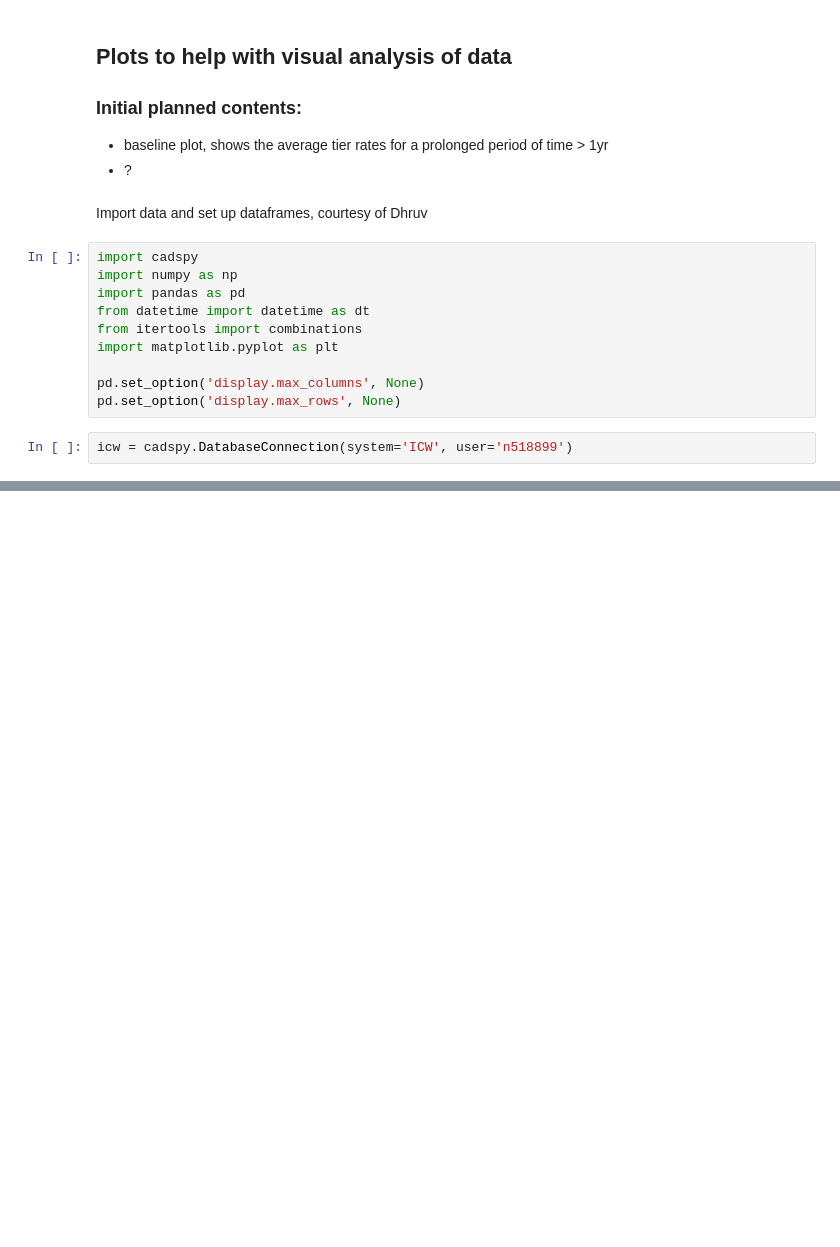
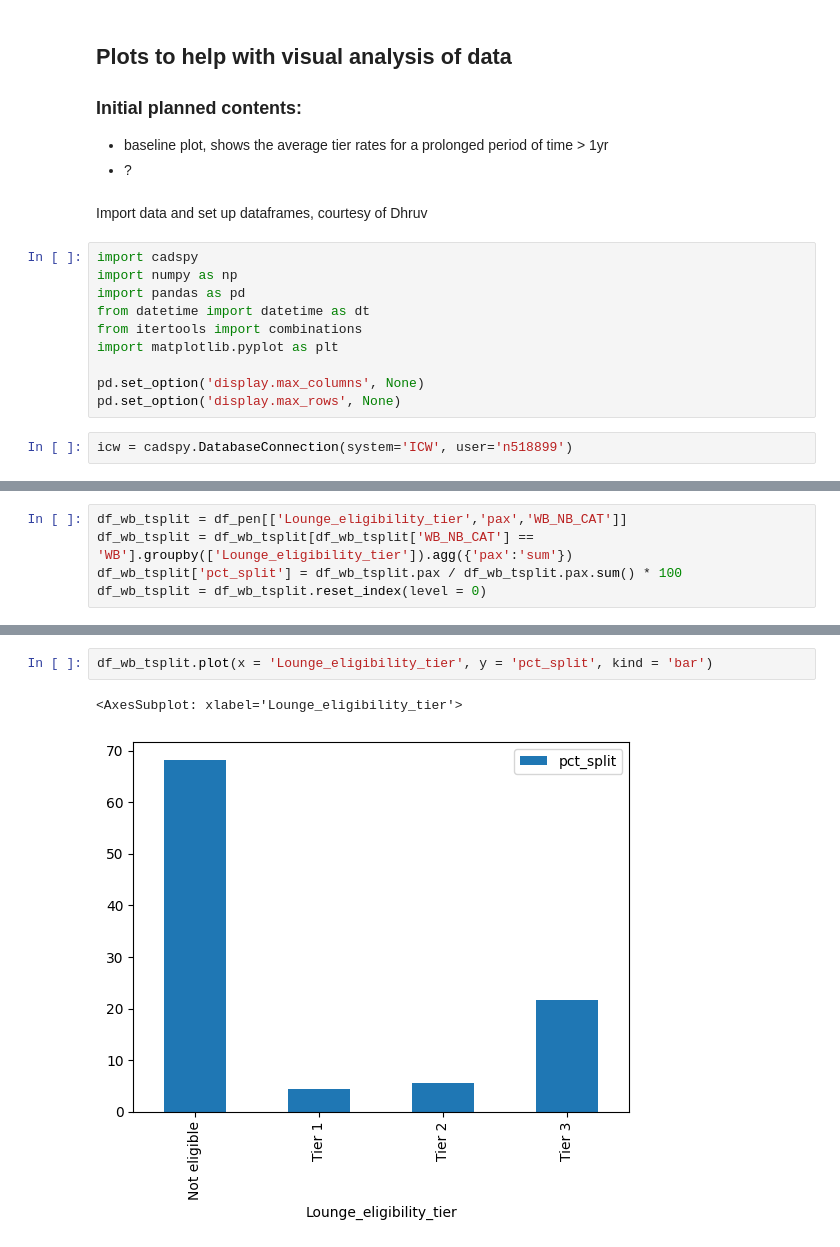
Before and after one commit to archied98/HackathonRepo, a Jupyter notebook: plots.ipynb, the cells around one changed output, grey strips where cells are left out. Cells and saved outputs as stored; diff of their text form; blank space fills up the shorter version.

```diff
--- a/plots.ipynb
+++ b/plots.ipynb
@@ -71,0 +403,5 @@ OperationalError: (teradatasql.OperationalError) [Version 17.20.0.6] [Session 79
+# %%
+df_wb_tsplit = df_pen[['Lounge_eligibility_tier','pax','WB_NB_CAT']]
+df_wb_tsplit = df_wb_tsplit[df_wb_tsplit['WB_NB_CAT'] == 'WB'].groupby(['Lounge_eligibility_tier']).agg({'pax':'sum'})
+df_wb_tsplit['pct_split'] = df_wb_tsplit.pax / df_wb_tsplit.pax.sum() * 100
+df_wb_tsplit = df_wb_tsplit.reset_index(level = 0)
@@ -71,0 +444,5 @@ OperationalError: (teradatasql.OperationalError) [Version 17.20.0.6] [Session 79
+# %%
+df_wb_tsplit.plot(x = 'Lounge_eligibility_tier', y = 'pct_split', kind = 'bar')
+# %% [output]
+<AxesSubplot: xlabel='Lounge_eligibility_tier'>
+[figure, added]
```
Also changed, not shown: parts of 49 cells of this notebook, 1 other file.
